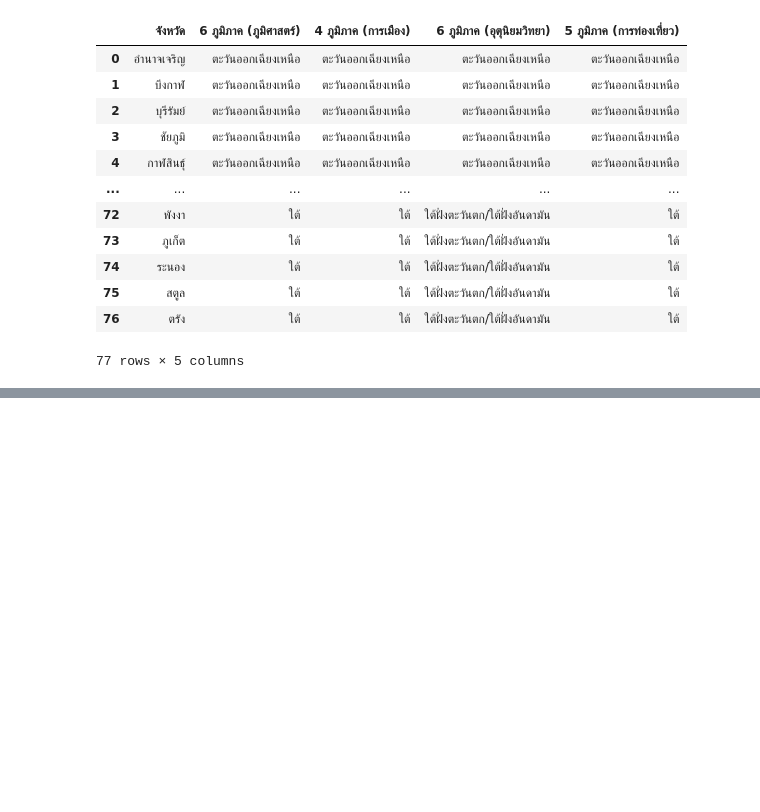
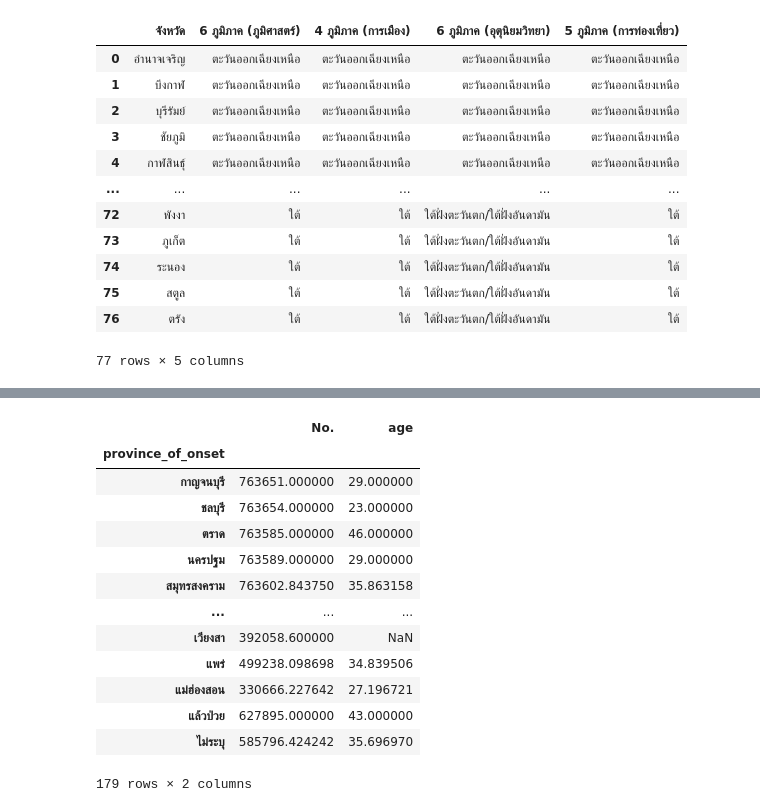
Before and after one commit to khanittha-phusopha/data_viz_2022, a Jupyter notebook: BasicPython&DataViz_midterm2022.ipynb, the cells around one changed output, grey strips where cells are left out. Cells and saved outputs as stored; diff of their text form; code cells hidden in the pictures; blank space fills up the shorter version.

```diff
--- a/BasicPython&DataViz_midterm2022.ipynb
+++ b/BasicPython&DataViz_midterm2022.ipynb
@@ -196,0 +261,17 @@ data02
+# %%
+data_all.groupby('province_of_onset').mean()  # จัด group และคำนวณค่าเฉลี่ยใน column
+# %% [output]
+|  | No. | age |
+| province_of_onset |  |  |
+| กาญจนบุรี | 763651.000000 | 29.000000 |
+| ชลบุรี | 763654.000000 | 23.000000 |
+| ตราด | 763585.000000 | 46.000000 |
+| นครปฐม | 763589.000000 | 29.000000 |
+| สมุทรสงคราม | 763602.843750 | 35.863158 |
+| ... | ... | ... |
+| เวียงสา | 392058.600000 | NaN |
+| แพร่ | 499238.098698 | 34.839506 |
+| แม่ฮ่องสอน | 330666.227642 | 27.196721 |
+| แล้วป่วย | 627895.000000 | 43.000000 |
+| ไม่ระบุ | 585796.424242 | 35.696970 |
+179 rows × 2 columns
```
Also changed, not shown: parts of 18 cells of this notebook.
